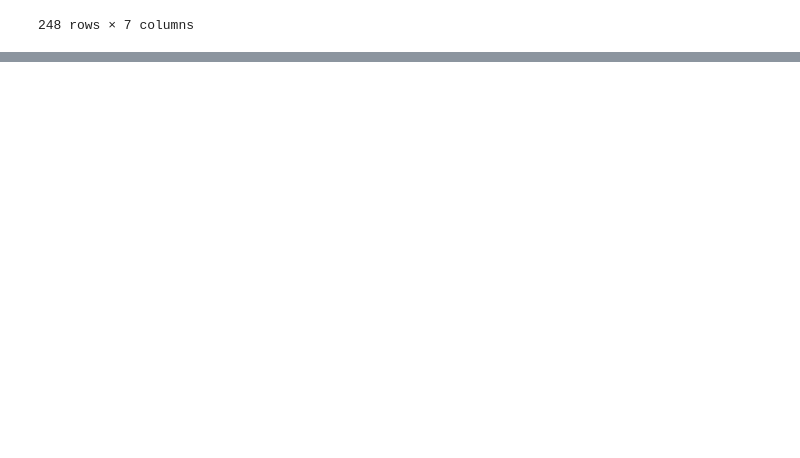
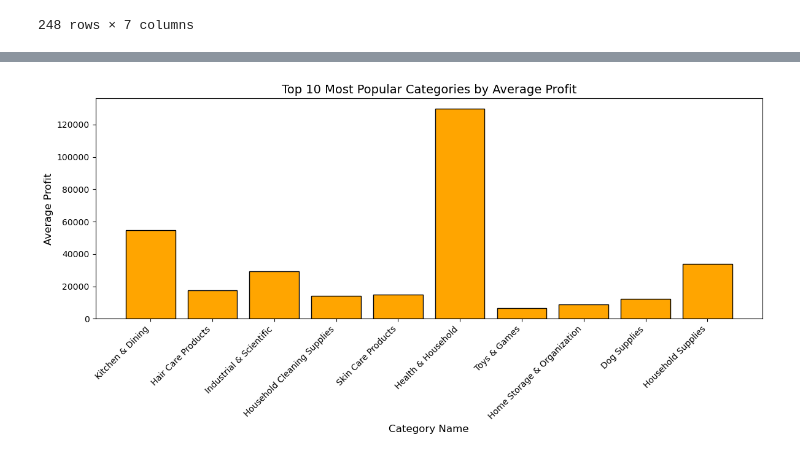
Before and after one commit to suwillia/Project-Epsilon-Module-7, a Jupyter notebook: Project 1 - Jake Weiss/Project 1- jake Weiss.ipynb, the cells around one changed output, grey strips where cells are left out. Cells and saved outputs as stored; diff of their text form; code cells hidden in the pictures; blank space fills up the shorter version.

```diff
--- a/Project 1 - Jake Weiss/Project 1- jake Weiss.ipynb
+++ b/Project 1 - Jake Weiss/Project 1- jake Weiss.ipynb
@@ -167,0 +270,27 @@ MemoryError: Unable to allocate 132. GiB for an array with shape (17740488693,)
+# %%
+# Sort by average price and select top N categories
+# Number of top categories to display
+top_n = 10  # Adjust this to show more or fewer categories
+
+# Sort by average price and select the top N categories
+top_categories = ProfSummary.nlargest(top_n, 'total_bought')
+
+# Creating the bar chart
+plt.figure(figsize=(12, 6))
+plt.bar(top_categories['category_name'], top_categories['average_prof'], color='orange', edgecolor = 'black')
+
+# Adding labels and title
+plt.xlabel('Category Name', fontsize=12)
+plt.ylabel('Average Profit', fontsize=12)
+plt.title(f'Top {top_n} Most Popular Categories by Average Profit', fontsize=14)
+
+# Rotate x-axis labels for better readability
+plt.xticks(rotation=45, ha='right')
+
+# Adjust layout to avoid overlap
+plt.tight_layout()
+
+# Show the plot
+plt.show()
+# %% [output]
+[figure, added]
```
Also changed, not shown: parts of 8 cells of this notebook.
